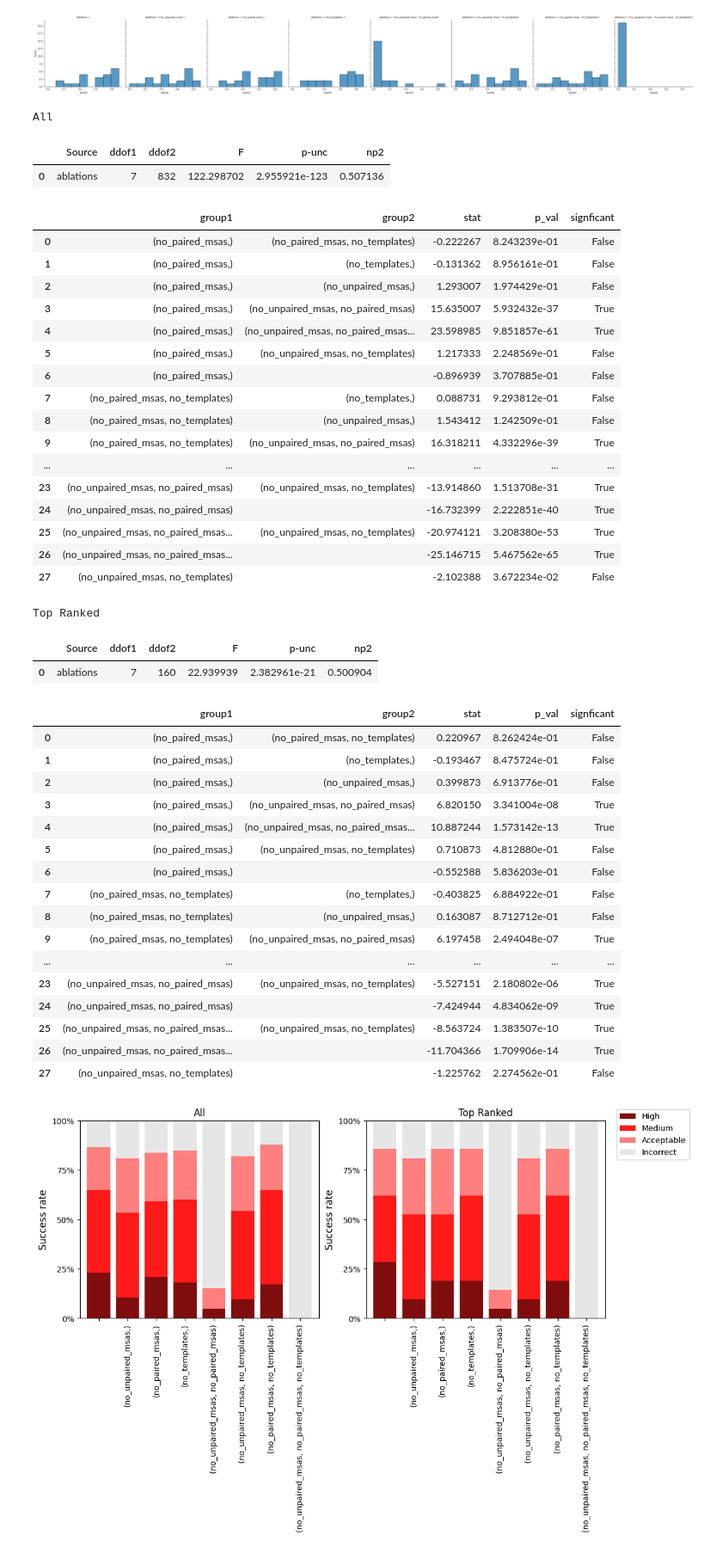
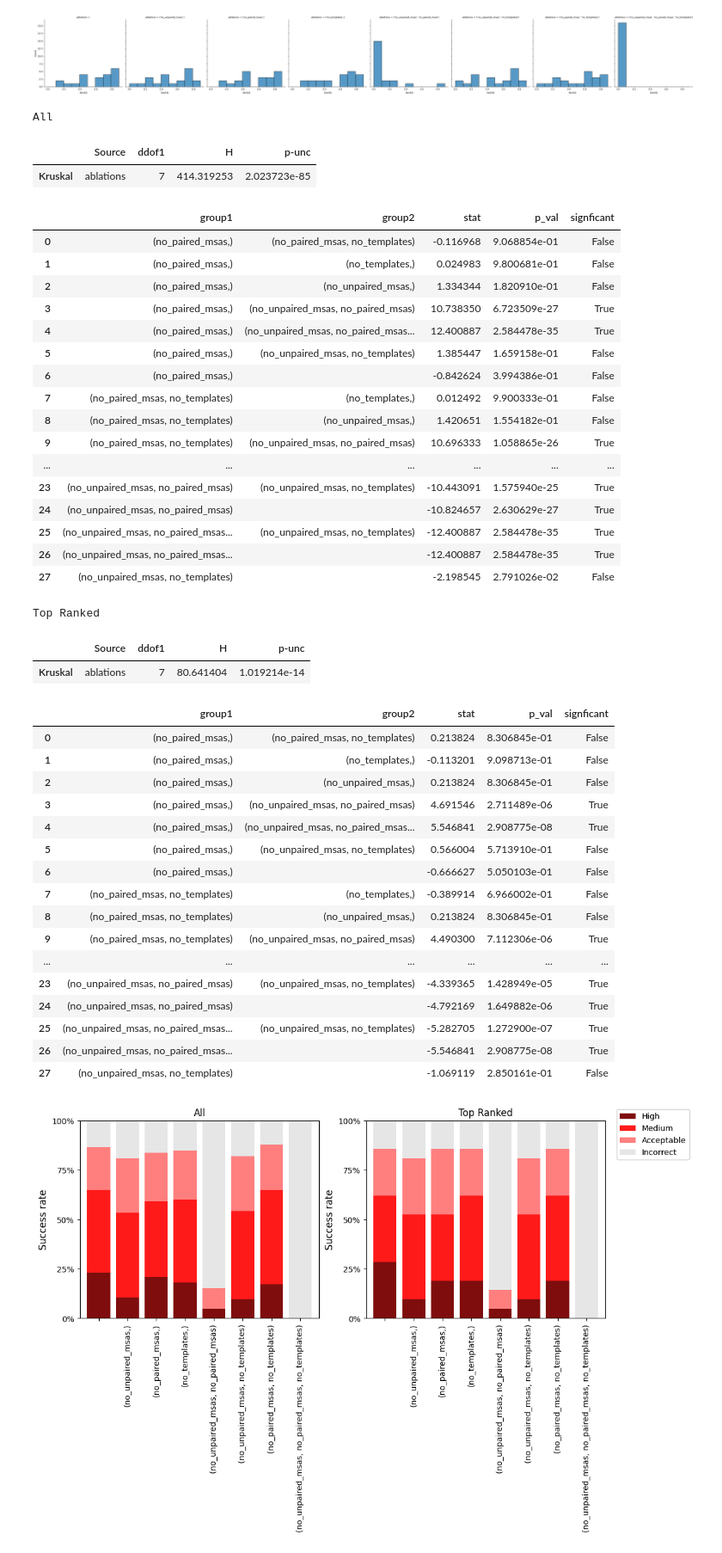
Before and after one commit to benjiemc/tcr-pmhc-predicted-structures, a Jupyter notebook: notebooks/ablations_of_alphafold3.ipynb, the cells around one changed output. Shown at 86% size. Saved outputs shown, nothing was run; the diff lists cells and outputs as text; code cells hidden in the pictures.

Commit message:
Make DockQ statistical tests non-parametric

```diff
--- a/notebooks/ablations_of_alphafold3.ipynb
+++ b/notebooks/ablations_of_alphafold3.ipynb
@@ -615,66 +615,66 @@ plt.show()
 # %%
 for title, data in zip(('All', 'Top Ranked'), (dockq_scores, dockq_scores.query('top_rank')), strict=True):
     print(title)
 
-    ipy_display.display(pg.anova(data, dv='DockQ', between='ablations'))
+    ipy_display.display(pg.kruskal(data, dv='DockQ', between='ablations'))
 
     groups = list(data.groupby('ablations')['DockQ'])
 
     significance_level = 0.05 / len(groups)
 
     results = collections.defaultdict(list)
     for (group1_name, group1), (group2_name, group2) in itertools.combinations(groups, 2):
-        stat, p_val = stats.ttest_ind(group1, group2, alternative='two-sided')
+        stat, p_val = stats.ranksums(group1, group2, alternative='two-sided')
 
         results['group1'].append(group1_name)
         results['group2'].append(group2_name)
         results['stat'].append(stat)
         results['p_val'].append(p_val)
         results['signficant'].append(p_val < significance_level)
 
     ipy_display.display(pd.DataFrame(results))
     print()
 # %% [output]
 All
-|  | Source | ddof1 | ddof2 | F | p-unc | np2 |
-| 0 | ablations | 7 | 832 | 122.298702 | 2.955921e-123 | 0.507136 |
+|  | Source | ddof1 | H | p-unc |
+| Kruskal | ablations | 7 | 414.319253 | 2.023723e-85 |
 |  | group1 | group2 | stat | p_val | signficant |
-| 0 | (no_paired_msas,) | (no_paired_msas, no_templates) | -0.222267 | 8.243239e-01 | False |
-| 1 | (no_paired_msas,) | (no_templates,) | -0.131362 | 8.956161e-01 | False |
-| 2 | (no_paired_msas,) | (no_unpaired_msas,) | 1.293007 | 1.974429e-01 | False |
-| 3 | (no_paired_msas,) | (no_unpaired_msas, no_paired_msas) | 15.635007 | 5.932432e-37 | True |
-| 4 | (no_paired_msas,) | (no_unpaired_msas, no_paired_msas... | 23.598985 | 9.851857e-61 | True |
-| 5 | (no_paired_msas,) | (no_unpaired_msas, no_templates) | 1.217333 | 2.248569e-01 | False |
-| 6 | (no_paired_msas,) |  | -0.896939 | 3.707885e-01 | False |
-| 7 | (no_paired_msas, no_templates) | (no_templates,) | 0.088731 | 9.293812e-01 | False |
-| 8 | (no_paired_msas, no_templates) | (no_unpaired_msas,) | 1.543412 | 1.242509e-01 | False |
-| 9 | (no_paired_msas, no_templates) | (no_unpaired_msas, no_paired_msas) | 16.318211 | 4.332296e-39 | True |
+| 0 | (no_paired_msas,) | (no_paired_msas, no_templates) | -0.116968 | 9.068854e-01 | False |
+| 1 | (no_paired_msas,) | (no_templates,) | 0.024983 | 9.800681e-01 | False |
+| 2 | (no_paired_msas,) | (no_unpaired_msas,) | 1.334344 | 1.820910e-01 | False |
+| 3 | (no_paired_msas,) | (no_unpaired_msas, no_paired_msas) | 10.738350 | 6.723509e-27 | True |
+| 4 | (no_paired_msas,) | (no_unpaired_msas, no_paired_msas... | 12.400887 | 2.584478e-35 | True |
+| 5 | (no_paired_msas,) | (no_unpaired_msas, no_templates) | 1.385447 | 1.659158e-01 | False |
+| 6 | (no_paired_msas,) |  | -0.842624 | 3.994386e-01 | False |
+| 7 | (no_paired_msas, no_templates) | (no_templates,) | 0.012492 | 9.900333e-01 | False |
+| 8 | (no_paired_msas, no_templates) | (no_unpaired_msas,) | 1.420651 | 1.554182e-01 | False |
+| 9 | (no_paired_msas, no_templates) | (no_unpaired_msas, no_paired_msas) | 10.696333 | 1.058865e-26 | True |
 | ... | ... | ... | ... | ... | ... |
-| 23 | (no_unpaired_msas, no_paired_msas) | (no_unpaired_msas, no_templates) | -13.914860 | 1.513708e-31 | True |
-| 24 | (no_unpaired_msas, no_paired_msas) |  | -16.732399 | 2.222851e-40 | True |
-| 25 | (no_unpaired_msas, no_paired_msas... | (no_unpaired_msas, no_templates) | -20.974121 | 3.208380e-53 | True |
-| 26 | (no_unpaired_msas, no_paired_msas... |  | -25.146715 | 5.467562e-65 | True |
-| 27 | (no_unpaired_msas, no_templates) |  | -2.102388 | 3.672234e-02 | False |
+| 23 | (no_unpaired_msas, no_paired_msas) | (no_unpaired_msas, no_templates) | -10.443091 | 1.575940e-25 | True |
+| 24 | (no_unpaired_msas, no_paired_msas) |  | -10.824657 | 2.630629e-27 | True |
+| 25 | (no_unpaired_msas, no_paired_msas... | (no_unpaired_msas, no_templates) | -12.400887 | 2.584478e-35 | True |
+| 26 | (no_unpaired_msas, no_paired_msas... |  | -12.400887 | 2.584478e-35 | True |
+| 27 | (no_unpaired_msas, no_templates) |  | -2.198545 | 2.791026e-02 | False |
 Top Ranked
-|  | Source | ddof1 | ddof2 | F | p-unc | np2 |
-| 0 | ablations | 7 | 160 | 22.939939 | 2.382961e-21 | 0.500904 |
+|  | Source | ddof1 | H | p-unc |
+| Kruskal | ablations | 7 | 80.641404 | 1.019214e-14 |
 |  | group1 | group2 | stat | p_val | signficant |
-| 0 | (no_paired_msas,) | (no_paired_msas, no_templates) | 0.220967 | 8.262424e-01 | False |
-| 1 | (no_paired_msas,) | (no_templates,) | -0.193467 | 8.475724e-01 | False |
-| 2 | (no_paired_msas,) | (no_unpaired_msas,) | 0.399873 | 6.913776e-01 | False |
-| 3 | (no_paired_msas,) | (no_unpaired_msas, no_paired_msas) | 6.820150 | 3.341004e-08 | True |
-| 4 | (no_paired_msas,) | (no_unpaired_msas, no_paired_msas... | 10.887244 | 1.573142e-13 | True |
-| 5 | (no_paired_msas,) | (no_unpaired_msas, no_templates) | 0.710873 | 4.812880e-01 | False |
-| 6 | (no_paired_msas,) |  | -0.552588 | 5.836203e-01 | False |
-| 7 | (no_paired_msas, no_templates) | (no_templates,) | -0.403825 | 6.884922e-01 | False |
-| 8 | (no_paired_msas, no_templates) | (no_unpaired_msas,) | 0.163087 | 8.712712e-01 | False |
-| 9 | (no_paired_msas, no_templates) | (no_unpaired_msas, no_paired_msas) | 6.197458 | 2.494048e-07 | True |
+| 0 | (no_paired_msas,) | (no_paired_msas, no_templates) | 0.213824 | 8.306845e-01 | False |
+| 1 | (no_paired_msas,) | (no_templates,) | -0.113201 | 9.098713e-01 | False |
+| 2 | (no_paired_msas,) | (no_unpaired_msas,) | 0.213824 | 8.306845e-01 | False |
+| 3 | (no_paired_msas,) | (no_unpaired_msas, no_paired_msas) | 4.691546 | 2.711489e-06 | True |
+| 4 | (no_paired_msas,) | (no_unpaired_msas, no_paired_msas... | 5.546841 | 2.908775e-08 | True |
+| 5 | (no_paired_msas,) | (no_unpaired_msas, no_templates) | 0.566004 | 5.713910e-01 | False |
+| 6 | (no_paired_msas,) |  | -0.666627 | 5.050103e-01 | False |
+| 7 | (no_paired_msas, no_templates) | (no_templates,) | -0.389914 | 6.966002e-01 | False |
+| 8 | (no_paired_msas, no_templates) | (no_unpaired_msas,) | 0.213824 | 8.306845e-01 | False |
+| 9 | (no_paired_msas, no_templates) | (no_unpaired_msas, no_paired_msas) | 4.490300 | 7.112306e-06 | True |
 | ... | ... | ... | ... | ... | ... |
-| 23 | (no_unpaired_msas, no_paired_msas) | (no_unpaired_msas, no_templates) | -5.527151 | 2.180802e-06 | True |
-| 24 | (no_unpaired_msas, no_paired_msas) |  | -7.424944 | 4.834062e-09 | True |
-| 25 | (no_unpaired_msas, no_paired_msas... | (no_unpaired_msas, no_templates) | -8.563724 | 1.383507e-10 | True |
-| 26 | (no_unpaired_msas, no_paired_msas... |  | -11.704366 | 1.709906e-14 | True |
-| 27 | (no_unpaired_msas, no_templates) |  | -1.225762 | 2.274562e-01 | False |
+| 23 | (no_unpaired_msas, no_paired_msas) | (no_unpaired_msas, no_templates) | -4.339365 | 1.428949e-05 | True |
+| 24 | (no_unpaired_msas, no_paired_msas) |  | -4.792169 | 1.649882e-06 | True |
+| 25 | (no_unpaired_msas, no_paired_msas... | (no_unpaired_msas, no_templates) | -5.282705 | 1.272900e-07 | True |
+| 26 | (no_unpaired_msas, no_paired_msas... |  | -5.546841 | 2.908775e-08 | True |
+| 27 | (no_unpaired_msas, no_templates) |  | -1.069119 | 2.850161e-01 | False |
 # %%
 CAPRI_ACCEPTABLE_CUTOFF = 0.23
 CAPRI_MEDIUM_CUTOFF = 0.49
```
Also changed, not shown: parts of 1 cell of this notebook, 1 other file.
